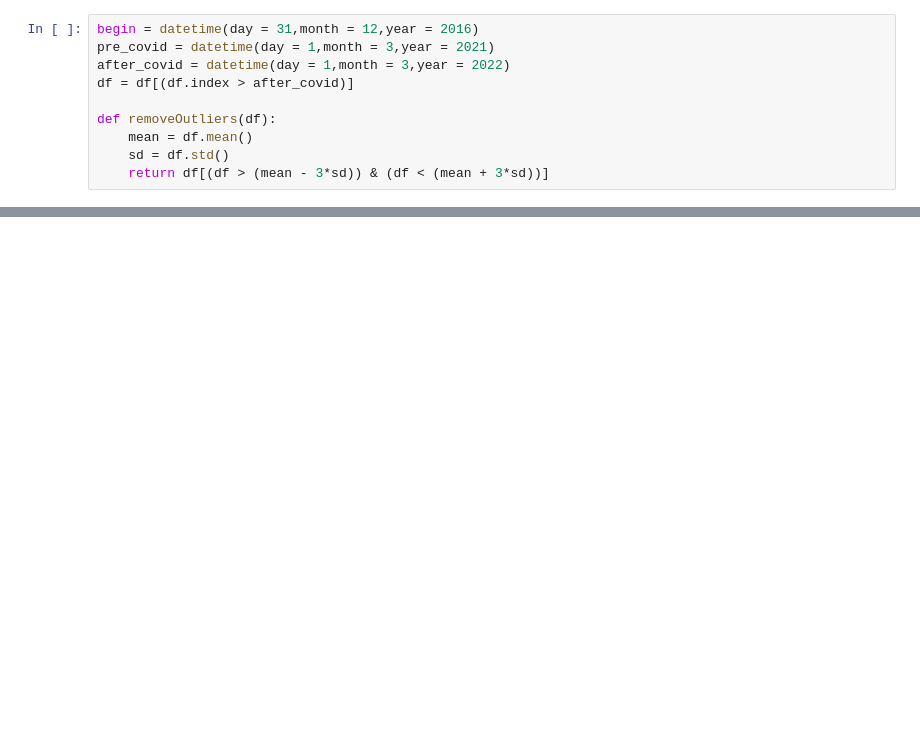
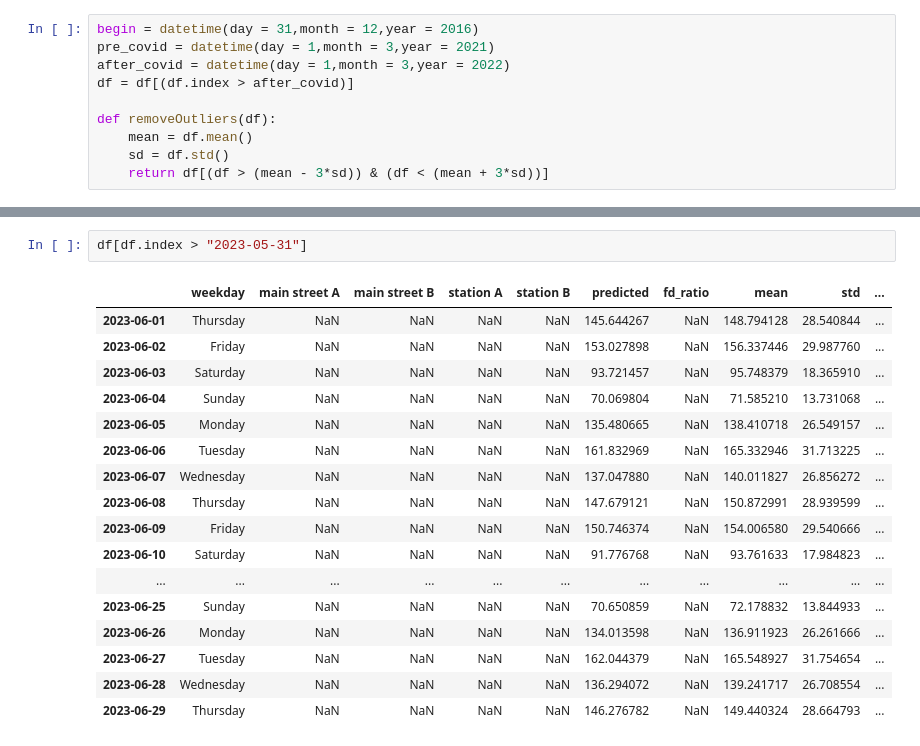
Before and after one commit to Marijn2404/TheThirdPiGame, a Jupyter notebook: Excercise part BONUS.ipynb, the cells around one changed output, grey strips where cells are left out. Drawn from its saved outputs; the diff is of its cells as text; blank space fills up the shorter version.

```diff
--- a/Excercise part BONUS.ipynb
+++ b/Excercise part BONUS.ipynb
@@ -77,0 +131,20 @@ Critical Values:
+# %%
+df[df.index > "2023-05-31"]
+# %% [output]
+|  | weekday | main street A | main street B | station A | station B | predicted | fd_ratio | mean | std | ... |
+| 2023-06-01 | Thursday | NaN | NaN | NaN | NaN | 145.644267 | NaN | 148.794128 | 28.540844 | ... |
+| 2023-06-02 | Friday | NaN | NaN | NaN | NaN | 153.027898 | NaN | 156.337446 | 29.987760 | ... |
+| 2023-06-03 | Saturday | NaN | NaN | NaN | NaN | 93.721457 | NaN | 95.748379 | 18.365910 | ... |
+| 2023-06-04 | Sunday | NaN | NaN | NaN | NaN | 70.069804 | NaN | 71.585210 | 13.731068 | ... |
+| 2023-06-05 | Monday | NaN | NaN | NaN | NaN | 135.480665 | NaN | 138.410718 | 26.549157 | ... |
+| 2023-06-06 | Tuesday | NaN | NaN | NaN | NaN | 161.832969 | NaN | 165.332946 | 31.713225 | ... |
+| 2023-06-07 | Wednesday | NaN | NaN | NaN | NaN | 137.047880 | NaN | 140.011827 | 26.856272 | ... |
+| 2023-06-08 | Thursday | NaN | NaN | NaN | NaN | 147.679121 | NaN | 150.872991 | 28.939599 | ... |
+| 2023-06-09 | Friday | NaN | NaN | NaN | NaN | 150.746374 | NaN | 154.006580 | 29.540666 | ... |
+| 2023-06-10 | Saturday | NaN | NaN | NaN | NaN | 91.776768 | NaN | 93.761633 | 17.984823 | ... |
+| ... | ... | ... | ... | ... | ... | ... | ... | ... | ... | ... |
+| 2023-06-25 | Sunday | NaN | NaN | NaN | NaN | 70.650859 | NaN | 72.178832 | 13.844933 | ... |
+| 2023-06-26 | Monday | NaN | NaN | NaN | NaN | 134.013598 | NaN | 136.911923 | 26.261666 | ... |
+| 2023-06-27 | Tuesday | NaN | NaN | NaN | NaN | 162.044379 | NaN | 165.548927 | 31.754654 | ... |
+| 2023-06-28 | Wednesday | NaN | NaN | NaN | NaN | 136.294072 | NaN | 139.241717 | 26.708554 | ... |
+| 2023-06-29 | Thursday | NaN | NaN | NaN | NaN | 146.276782 | NaN | 149.440324 | 28.664793 | ... |
```
Also changed, not shown: parts of 14 cells of this notebook, 32 other files.
